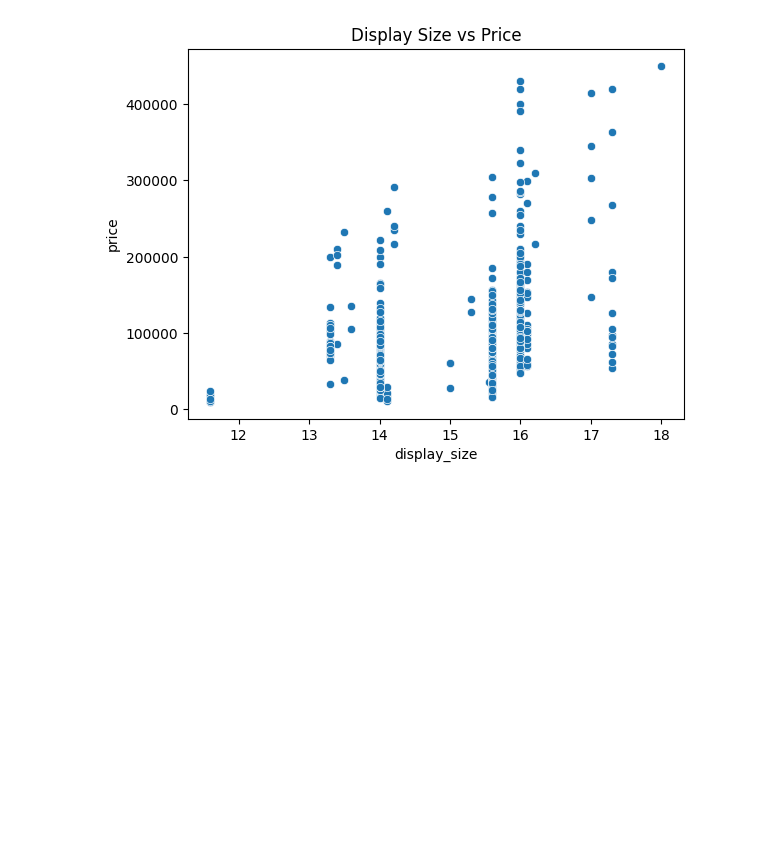
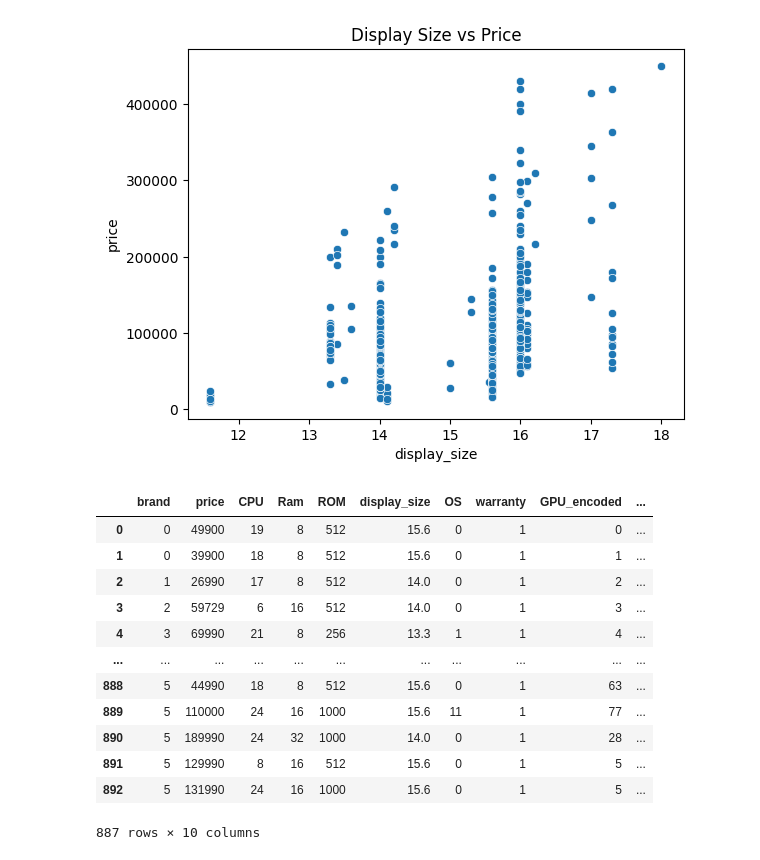
Before and after one commit to aadityendragauttam/Laptop-Price-Prediction-System, a Jupyter notebook: laptop/laptop_cleaning.ipynb, the cells around one changed output. Cells and saved outputs as stored; diff of their text form; code cells hidden in the pictures; blank space fills up the shorter version.

```diff
--- a/laptop/laptop_csv.ipynb
+++ b/laptop/laptop_cleaning.ipynb
@@ -375,3 +379,19 @@ plt.title('Display Size vs Price')
 plt.show()
 # %% [output]
 [figure]
+# %%
+df
+# %% [output]
+|  | brand | price | CPU | Ram | ROM | display_size | OS | warranty | GPU_encoded | ... |
+| 0 | 0 | 49900 | 19 | 8 | 512 | 15.6 | 0 | 1 | 0 | ... |
+| 1 | 0 | 39900 | 18 | 8 | 512 | 15.6 | 0 | 1 | 1 | ... |
+| 2 | 1 | 26990 | 17 | 8 | 512 | 14.0 | 0 | 1 | 2 | ... |
+| 3 | 2 | 59729 | 6 | 16 | 512 | 14.0 | 0 | 1 | 3 | ... |
+| 4 | 3 | 69990 | 21 | 8 | 256 | 13.3 | 1 | 1 | 4 | ... |
+| ... | ... | ... | ... | ... | ... | ... | ... | ... | ... | ... |
+| 888 | 5 | 44990 | 18 | 8 | 512 | 15.6 | 0 | 1 | 63 | ... |
+| 889 | 5 | 110000 | 24 | 16 | 1000 | 15.6 | 11 | 1 | 77 | ... |
+| 890 | 5 | 189990 | 24 | 32 | 1000 | 14.0 | 0 | 1 | 28 | ... |
+| 891 | 5 | 129990 | 8 | 16 | 512 | 15.6 | 0 | 1 | 5 | ... |
+| 892 | 5 | 131990 | 24 | 16 | 1000 | 15.6 | 0 | 1 | 5 | ... |
+887 rows × 10 columns
```
Also changed, not shown: parts of 4 cells of this notebook, 3 other files.
